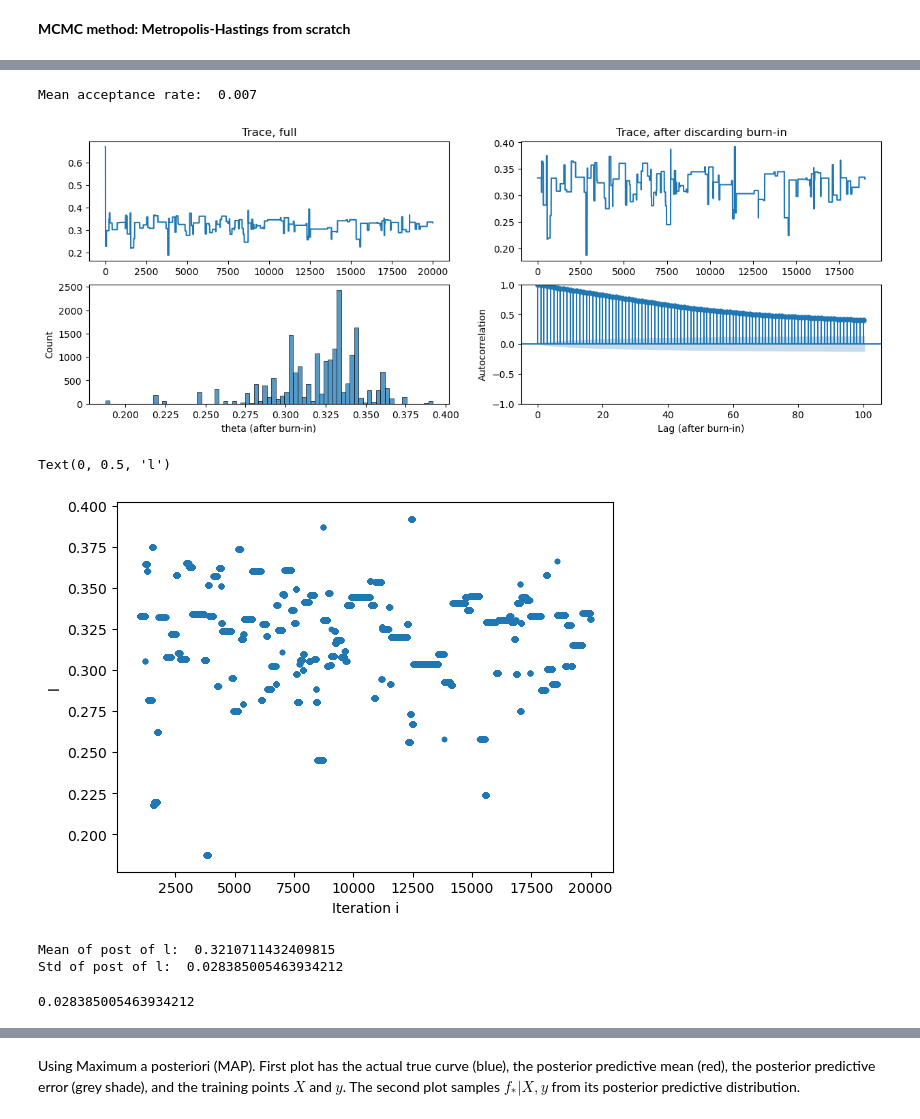
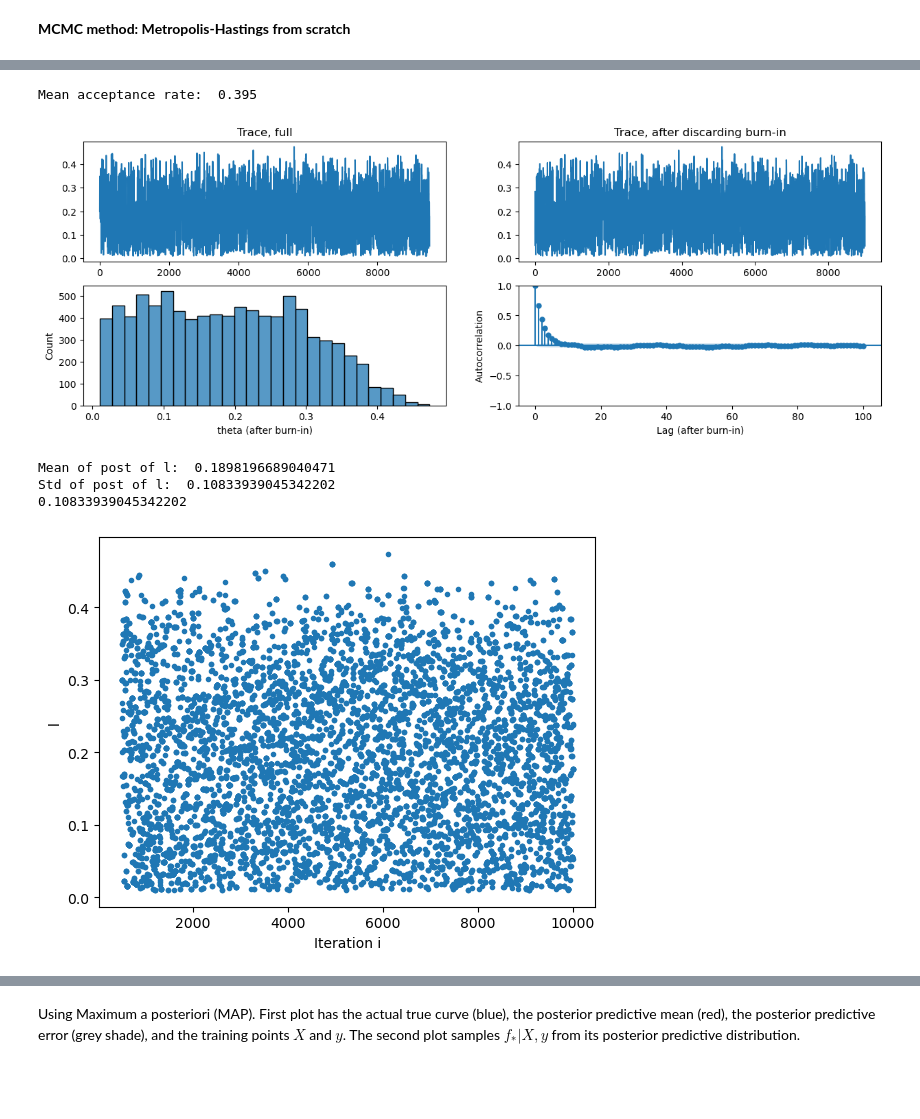
Before and after one commit to SashaCroatia/GaussianProcessRegression, a Jupyter notebook: BayesianModelSelection.ipynb, the cells around one changed output, grey strips where cells are left out. Saved outputs shown, nothing was run; the diff lists cells and outputs as text; code cells hidden in the pictures; blank space fills up the shorter version.

```diff
--- a/BayesianModelSelection.ipynb
+++ b/BayesianModelSelection.ipynb
@@ -918,9 +635,0 @@ plt.show()
-# %%
-#y_hist is the density (pdf) of the posterior
-nbins = 30
-y_hist, x_hist, _ = plt.hist(C, bins = nbins, density=True)
-density = ((bound-(-bound))/nbins)*y_hist
-print(density.shape)
-
-#check that the posterior iyntegrates to 1:
-np.sum(density,axis=0)
@@ -931,9 +635,0 @@ np.sum(density,axis=0)
-# %%
-#y_hist is the density (pdf) of the posterior
-nbins = 30
-y_hist, x_hist = np.histogram(C, bins = nbins, density=True)
-density = ((bound-(-bound))/nbins)*y_hist
-print(density.shape)
-
-#check that the posterior iyntegrates to 1:
-np.sum(density,axis=0)
@@ -1095,49 +825,53 @@ array([0.33306076, 0.33306076, 0.33306076, ..., 0.33111967, 0.33111967,
 # %%
+a = 0.01
+b = 10
+N = 10000
+init_l = init_par[1]
+C, density, max_post_l, accept_rate, n, nbins, eval_points, dc = mcmc_l(a, b, N, init_par, init_l, X, y)
+
 from statsmodels.graphics.tsaplots import plot_acf
 def plot_res(xs, burn_in, x_name):
     # plot trace (based on xs), distribution, and autocorrelation
 
     xs_kept = xs[burn_in:]
 
     # plot trace full
     fig, ax = plt.subplots(2,2, figsize=(15,5))
     ax[0,0].plot(xs)
     ax[0,0].set_title('Trace, full')
 
     # plot trace, after burn-in
     ax[0,1].plot(xs_kept)
     ax[0,1].set_title('Trace, after discarding burn-in')
 
     # plot distribution, after burn-in
     sns.histplot(xs_kept, ax=ax[1,0])
     ax[1,0].set_xlabel(f'{x_name} (after burn-in)')
 
     # plot autocorrelation, after burn-in
     plot_acf(np.array(xs_kept), lags=100, ax=ax[1,1], title='')
     ax[1,1].set_xlabel('Lag (after burn-in)')
     ax[1,1].set_ylabel('Autocorrelation')
 
 
-plot_res(l, N-n, 'theta')
+plot_res(C, N-n, 'theta')
 print(f"Mean acceptance rate: {accept_rate: .3f}")
 # %% [output]
-Mean acceptance rate:  0.007
+Mean acceptance rate:  0.395
-[figure, old version]
+[figure, new version]
 # %%
 plt.plot(range(N-n, N),C,'.')
 plt.xlabel('Iteration i')
 plt.ylabel('l')
+
+print("Mean of post of l: ", np.mean(C))
+print("Std of post of l: ", np.std(C))
+value = np.abs(C - np.mean(C))**2
+print(np.sqrt(np.mean(value)))
 # %% [output]
-Text(0, 0.5, 'l')
+Mean of post of l:  0.1898196689040471
+Std of post of l:  0.10833939045342202
+0.10833939045342202
-[figure, old version]
+[figure, new version]
-# %%
-print("Mean of post of l: ", np.mean(C))
-print("Std of post of l: ", np.std(C))
-value = np.abs(C - np.mean(C))**2
-np.sqrt(np.mean(value))
-# %% [output]
-Mean of post of l:  0.3210711432409815
-Std of post of l:  0.028385005463934212
-0.028385005463934212
 # %%
 # Plot of MCMC approximation of the posterior
```
Also changed, not shown: parts of 75 cells of this notebook, 1 other file.
